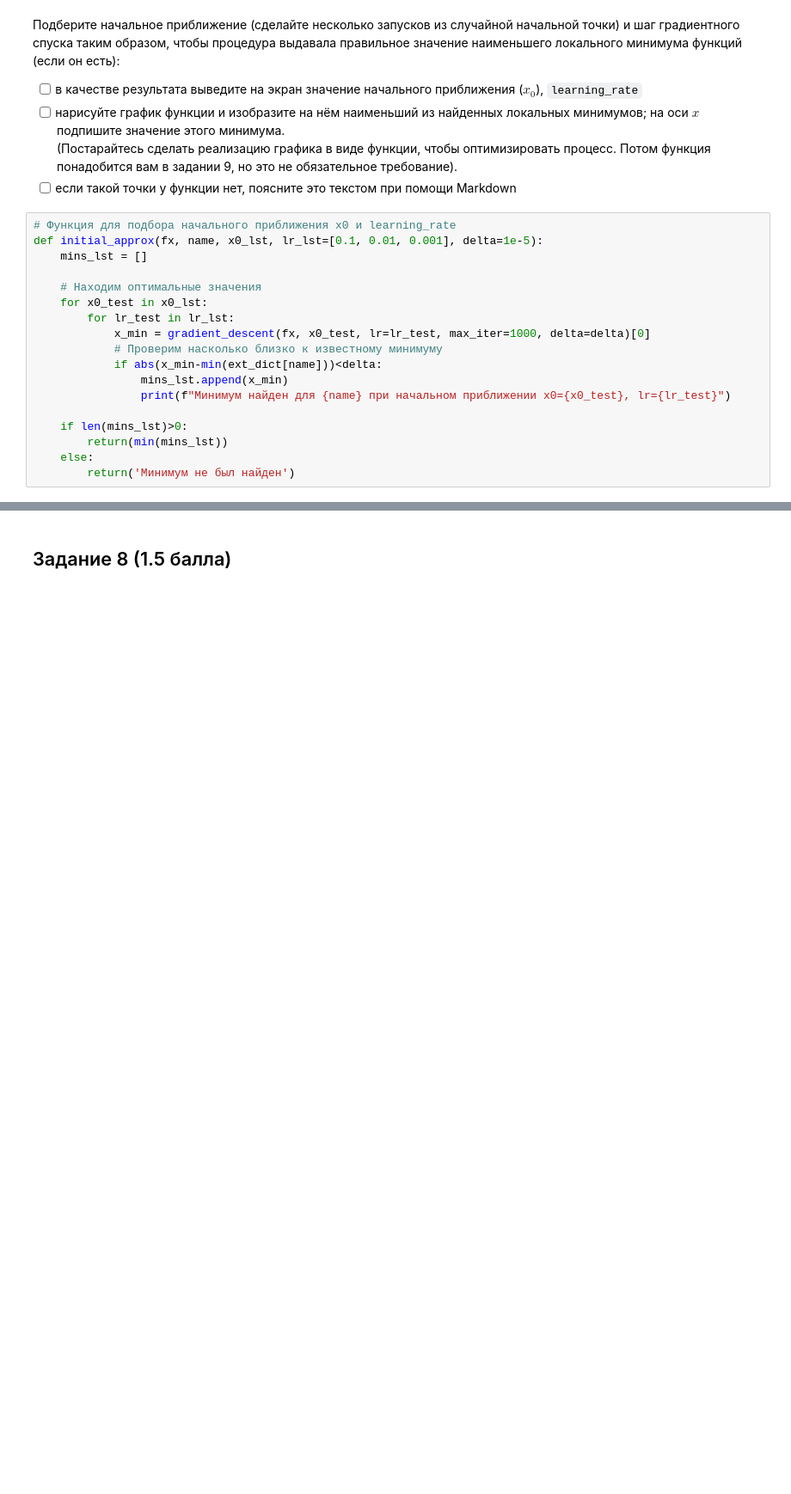
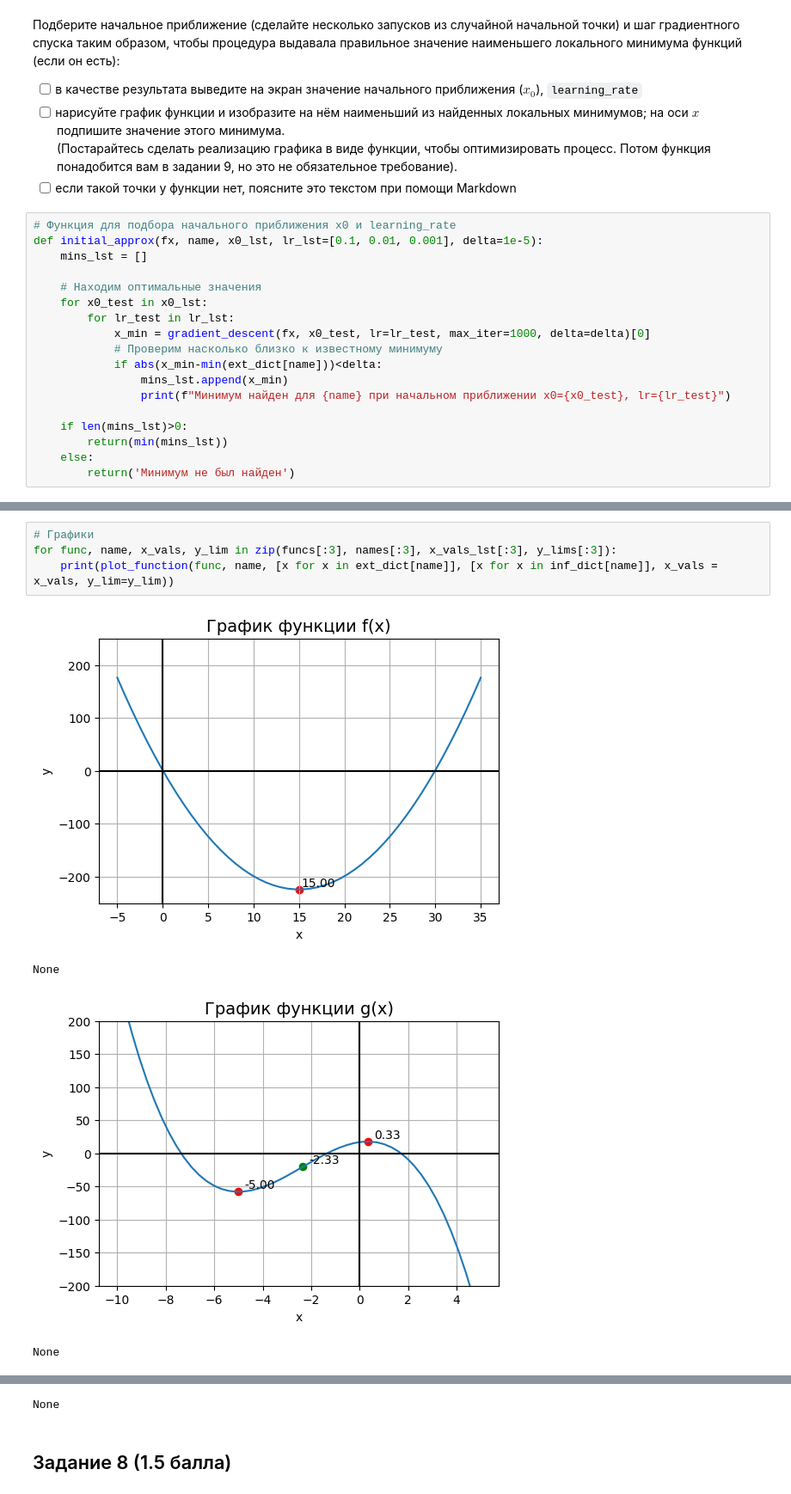
Before and after one commit to Batmad01/ML_HW, a Jupyter notebook: HW_2/AI_HW2_GD_base.ipynb, the cells around one changed output, grey strips where cells are left out. Shown at 86% size. Drawn from its saved outputs; the diff is of its cells as text; blank space fills up the shorter version.

```diff
--- a/HW_2/AI_HW2_GD_base.ipynb
+++ b/HW_2/AI_HW2_GD_base.ipynb
@@ -317,0 +316,9 @@ None
+# %%
+# Графики
+for func, name, x_vals, y_lim in zip(funcs[:3], names[:3], x_vals_lst[:3], y_lims[:3]):
+    print(plot_function(func, name, [x for x in ext_dict[name]], [x for x in inf_dict[name]], x_vals = x_vals, y_lim=y_lim))
+# %% [output]
+[figure, added]
+None
+[figure, added]
+None
@@ -318,3 +326,4 @@ None
+None
 # %% [markdown]
 ## Задание 8 (1.5 балла)
 # %% [markdown]
```
Also changed, not shown: parts of 12 cells of this notebook.
